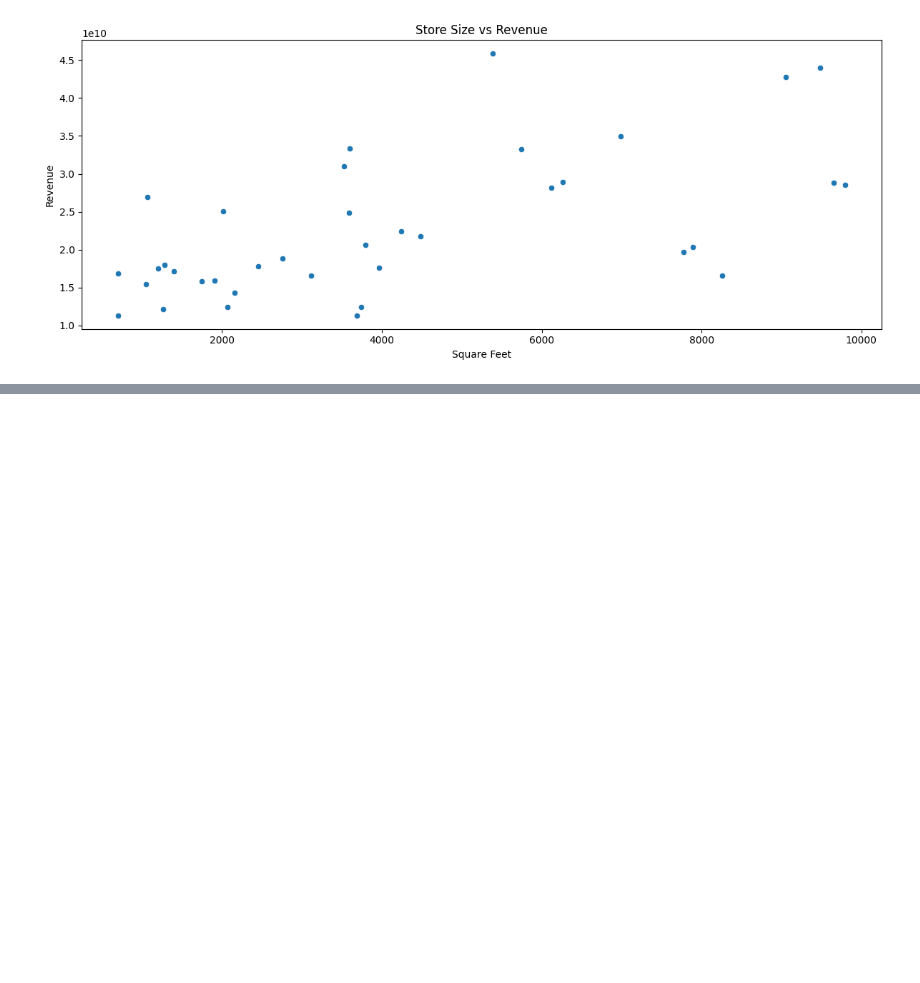
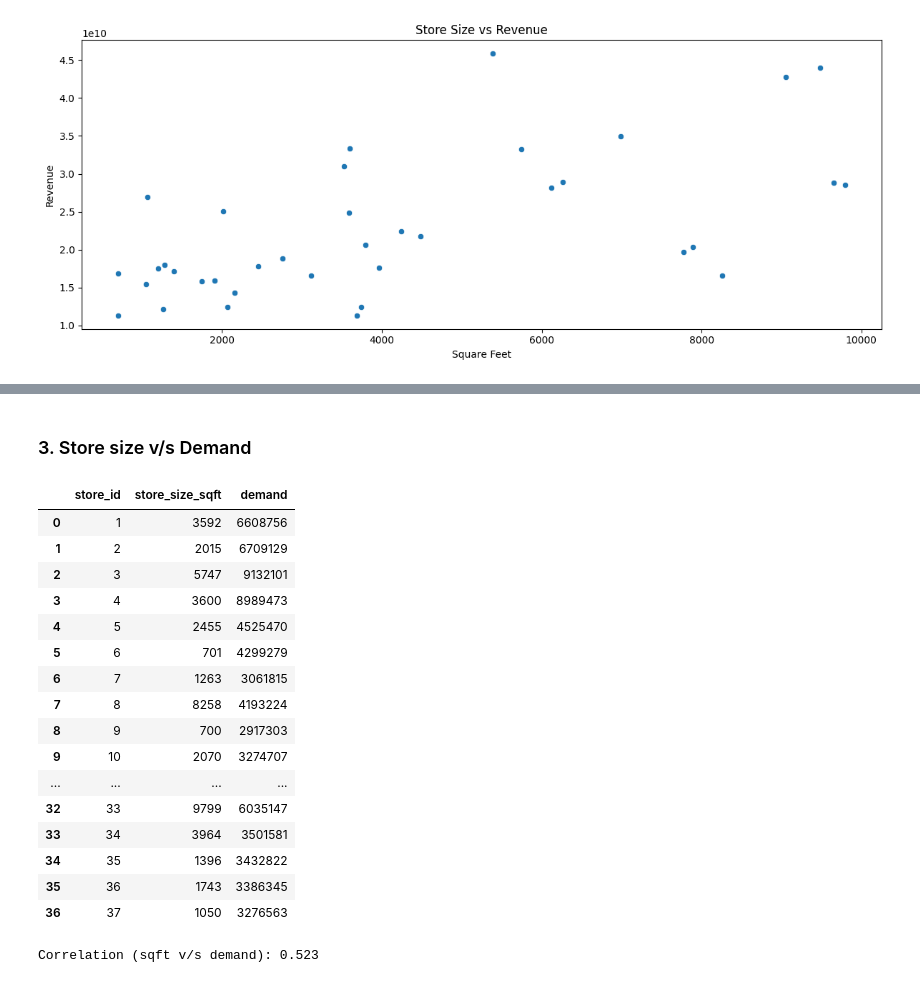
Before and after one commit to rejojose55625/demandEngine, a Jupyter notebook: notebooks/analysis.ipynb, the cells around one changed output, grey strips where cells are left out. Saved outputs shown, nothing was run; the diff lists cells and outputs as text; code cells hidden in the pictures; blank space fills up the shorter version.

```diff
--- a/notebooks/analysis.ipynb
+++ b/notebooks/analysis.ipynb
@@ -484,0 +535,30 @@ fig = plot_scatter_plot(
+# %% [markdown]
+### 3. Store size v/s Demand
+# %%
+size_demand = sales_df.groupby("store_id").agg({
+    "store_size_sqft": "first",
+    "demand": "sum"
+}).reset_index(); size_demand
+# %% [output]
+|  | store_id | store_size_sqft | demand |
+| 0 | 1 | 3592 | 6608756 |
+| 1 | 2 | 2015 | 6709129 |
+| 2 | 3 | 5747 | 9132101 |
+| 3 | 4 | 3600 | 8989473 |
+| 4 | 5 | 2455 | 4525470 |
+| 5 | 6 | 701 | 4299279 |
+| 6 | 7 | 1263 | 3061815 |
+| 7 | 8 | 8258 | 4193224 |
+| 8 | 9 | 700 | 2917303 |
+| 9 | 10 | 2070 | 3274707 |
+| ... | ... | ... | ... |
+| 32 | 33 | 9799 | 6035147 |
+| 33 | 34 | 3964 | 3501581 |
+| 34 | 35 | 1396 | 3432822 |
+| 35 | 36 | 1743 | 3386345 |
+| 36 | 37 | 1050 | 3276563 |
+# %%
+corr_demand = size_demand[['store_size_sqft', 'demand']].corr().iloc[0,1]
+print(f"Correlation (sqft v/s demand): {corr_demand:.3f}")
+# %% [output]
+Correlation (sqft v/s demand): 0.523
```
Also changed, not shown: parts of 29 cells of this notebook.
